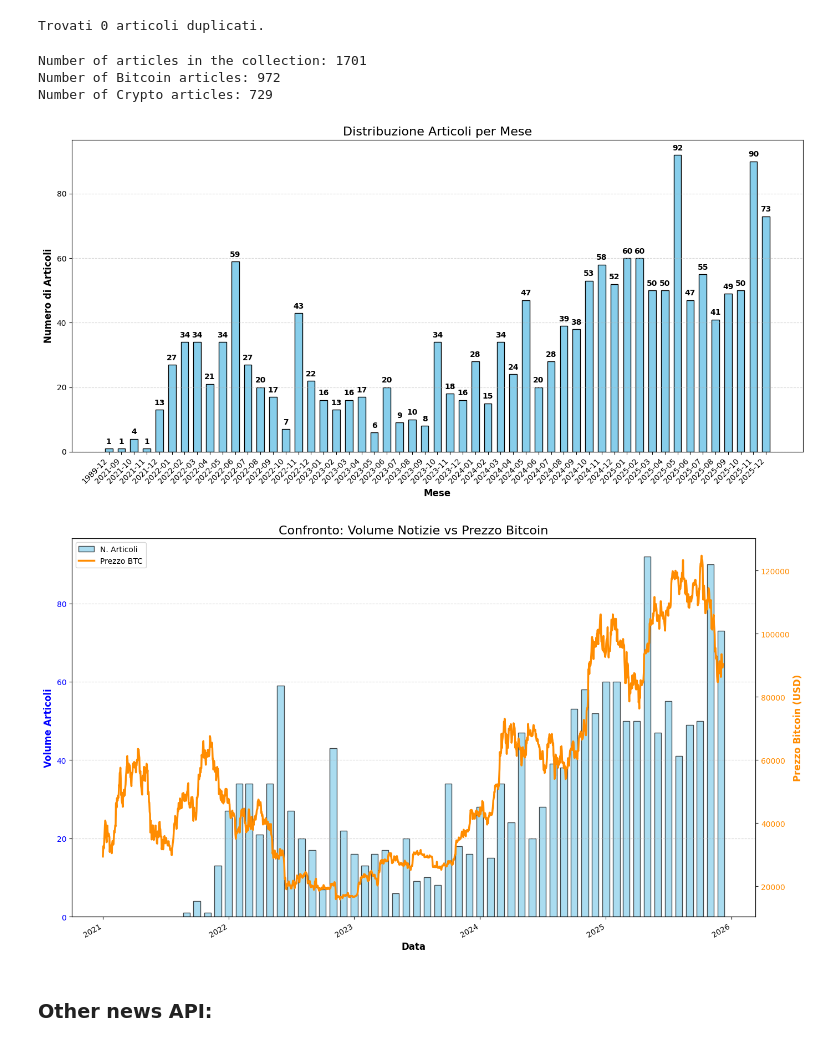
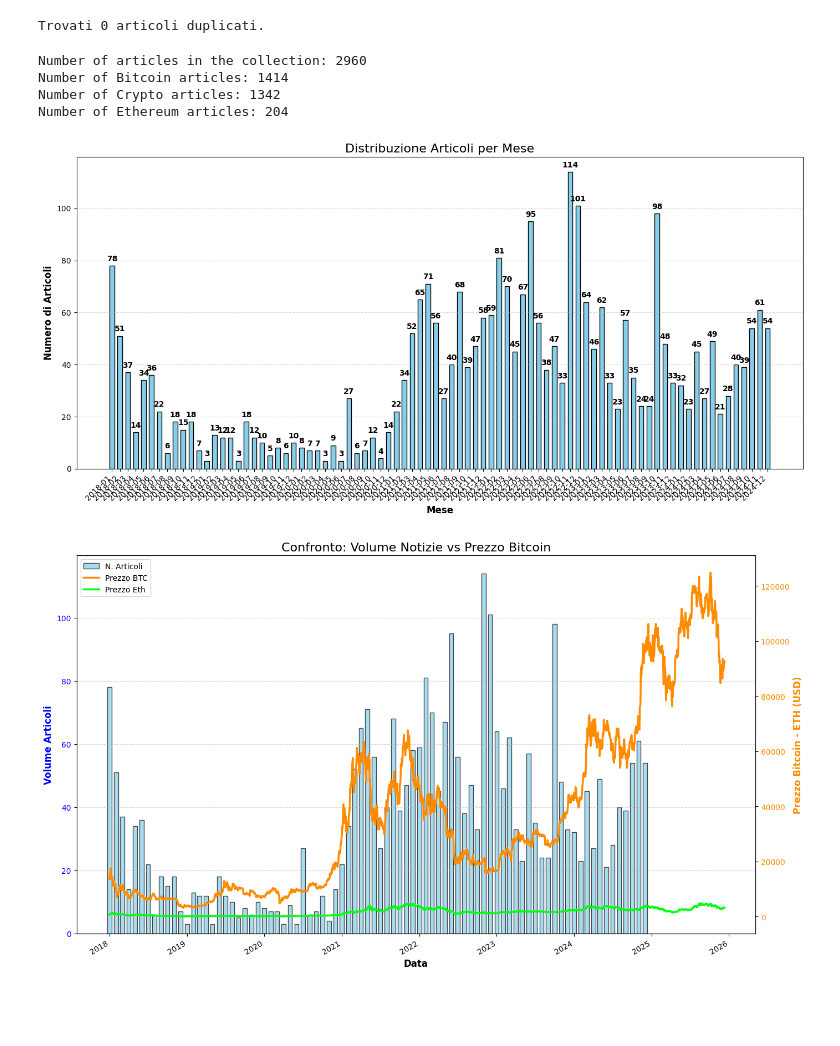
Before and after one commit to aronetommaso/DataMan-Project, a Jupyter notebook: bitcoin.ipynb, the cells around one changed output. Drawn from its saved outputs; the diff is of its cells as text; code cells hidden in the pictures; blank space fills up the shorter version.

Commit message:
Data acquisition in mongodb

```diff
--- a/bitcoin.ipynb
+++ b/bitcoin.ipynb
@@ -124,6 +45,7 @@ import yfinance as yf
 
 # yfinance aggira i blocchi perché simula un browser che visita il sito
 # Non ha limiti "hard" sugli anni passati
-btc = yf.download(["BTC-USD","ETH-USD"], start="2021-01-01", end="2025-12-08")
+btc = yf.download(["BTC-USD","ETH-USD"], start="2018-01-01", end="2025-12-12")
+df = btc
 # %% [output]
 [*********************100%***********************]  2 of 2 completed
@@ -214,3 +156,0 @@ len(nyresponse["response"]["docs"])
-# %%
-i = 1
-url = f'https://api.nytimes.com/svc/search/v2/articlesearch.json?q={query}&page={i}&api-key={key}'
@@ -259,27 +173,3 @@ producer = KafkaProducer(
    - After each request, the script waits 15 seconds (`time.sleep(15)`) to avoid exceeding NYT API limits, reducing the risk of `429 Too Many Requests` errors.
 
 **Note:** The script is designed to safely scrape data while respecting the NYT API's per-minute and daily limits, sending the collected data to Kafka for further processing.
-# %%
-key = os.getenv("NY_KEY") # your key
-query = ["Bitcoin", "Crypto"] # search for Bitcoin and Crypto in general
-for i in range(100): # Set 100 pages
-    for q in query: # one call for each query
-        url = f'https://api.nytimes.com/svc/search/v2/articlesearch.json?q={query}&page={i}&api-key={key}' # update url
-
-        try:
-            response = requests.get(url)
-            response.raise_for_status()  # raise error for non-200 responses
-
-            data = response.json()
-
-            TOPIC = q
-
-            # send only if the response is valid
-            producer.send(TOPIC, data)
-            print(f"Send result for '{q}', page {i}")
-
-        except Exception as e:
-            print(f"Error in ='{q}', page={i}: {e}")
-            continue  # skip
-
-        time.sleep(15)
@@ -655,17 +650,21 @@ print(f"Number of articles in the collection: {num_articles}")
 # Conta articoli per query specifica
 num_bitcoin = collection.count_documents({'query': 'Bitcoin'})
 num_crypto = collection.count_documents({'query': 'Crypto'})
+num_eth = collection.count_documents({'query': 'Ethereum'})
+
 
 print(f"Number of Bitcoin articles: {num_bitcoin}")
 print(f"Number of Crypto articles: {num_crypto}")
+print(f"Number of Ethereum articles: {num_eth}")
 # %% [output]
-Number of articles in the collection: 1701
-Number of Bitcoin articles: 972
-Number of Crypto articles: 729
+Number of articles in the collection: 2960
+Number of Bitcoin articles: 1414
+Number of Crypto articles: 1342
+Number of Ethereum articles: 204
 # %%
 # 1. Connessione
 client = MongoClient("mongodb://localhost:27017")
-db = client['bitcoin_project']
+db = client['project_def2']
 collection = db['Article']
 
 # 2. Recupero Dati (SEMPLIFICATO)
@@ -727,7 +726,7 @@ else:
 
 client.close()
 # %% [output]
-[figure, old version]
+[figure, new version]
 # %%
 
 # --- 1. PREPARAZIONE DATI BITCOIN (df_btc) ---
@@ -743,14 +742,14 @@ if not df_btc.empty:
     if not pd.api.types.is_datetime64_any_dtype(df_btc.index):
         df_btc.index = pd.to_datetime(df_btc.index)
     # Filtriamo dal 2021 in poi per coerenza
-    df_btc_filtered = df_btc[df_btc.index >= '2021-01-01']
+    df_btc_filtered = df_btc[df_btc.index >= '2018-01-01']
 else:
     df_btc_filtered = pd.DataFrame()
 
 
 # --- 2. RECUPERO DATI ARTICOLI (IL TUO CODICE FUNZIONANTE) ---
 client = MongoClient("mongodb://localhost:27017")
-db = client['bitcoin_project']
+db = client['project_def2']
 collection = db['Article']
 
 projection = {"pub_date": 1, "_id": 0}
@@ -768,7 +767,7 @@ else:
         df_articles = df_articles.dropna(subset=['data'])
 
         # Filtro temporale (opzionale, per allineare al grafico BTC)
-        df_articles = df_articles[df_articles['data'] >= '2021-01-01']
+        df_articles = df_articles[df_articles['data'] >= '2018-01-01']
 
         # Raggruppamento per mese
         conteggio_mensile = df_articles['data'].dt.to_period('M').value_counts().sort_index()
@@ -794,35 +793,36 @@ else:
         if not df_btc_filtered.empty:
             ax2 = ax1.twinx()
             color_line = '#FF8C00' # Arancione Bitcoin
+            color_line2 = "#00FF0D" # Arancione Eth
 
             # Gestione sicura della colonna Close
             try:
                 # Prova accesso standard o MultiIndex
                 prezzo = df_btc_filtered['Close']['BTC-USD'] if 'BTC-USD' in df_btc_filtered['Close'] else df_btc_filtered['Close']
+                prezzoeth = df_btc_filtered['Close']['ETH-USD'] if 'ETH-USD' in df_btc_filtered['Close'] else df_btc_filtered['Close']
             except:
                 prezzo = df_btc_filtered.iloc[:, 0] # Fallback brutale alla prima colonna
 
             ax2.plot(df_btc_filtered.index, prezzo, color=color_line, linewidth=2.5, label='Prezzo BTC')
-            ax2.set_ylabel('Prezzo Bitcoin (USD)', fontsize=12, fontweight='bold', color=color_line)
+            ax2.plot(df_btc_filtered.index, prezzoeth, color=color_line2, linewidth=2.5, label='Prezzo Eth')
+            ax2.set_ylabel('Prezzo Bitcoin - ETH (USD)', fontsize=12, fontweight='bold', color=color_line)
             ax2.tick_params(axis='y', labelcolor=color_line)
 
             # Legenda Unificata
             lines_1, labels_1 = ax1.get_legend_handles_labels()
             lines_2, labels_2 = ax2.get_legend_handles_labels()
             ax1.legend(lines_1 + lines_2, labels_1 + labels_2, loc='upper left')
         else:
             ax1.legend(loc='upper left')
 
         plt.title('Confronto: Volume Notizie vs Prezzo Bitcoin', fontsize=16)
         fig.autofmt_xdate() # Formatta date asse X
         plt.tight_layout()
         plt.show()
 
     else:
         print("Errore: colonna 'pub_date' non trovata nel DataFrame.")
 
 client.close()
 # %% [output]
-[figure, old version]
+[figure, new version]
-# %% [markdown]
-### Other news API:
```
Also changed, not shown: parts of 28 cells of this notebook, 1 other file.
